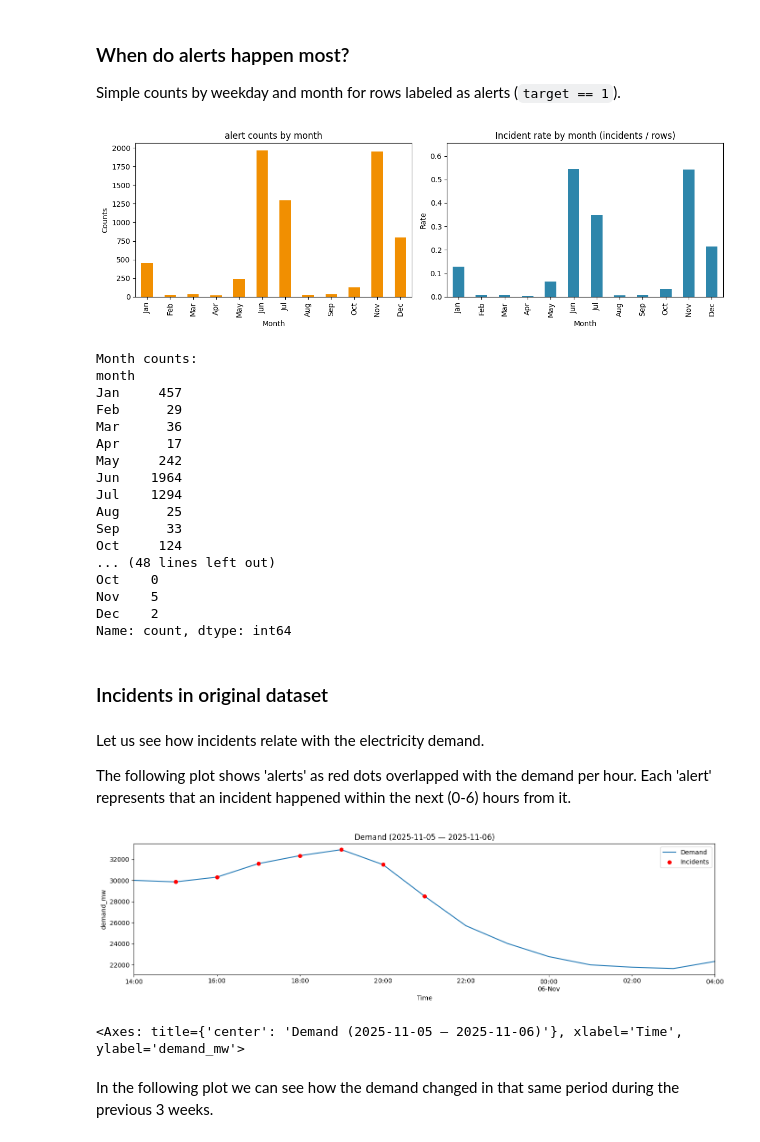
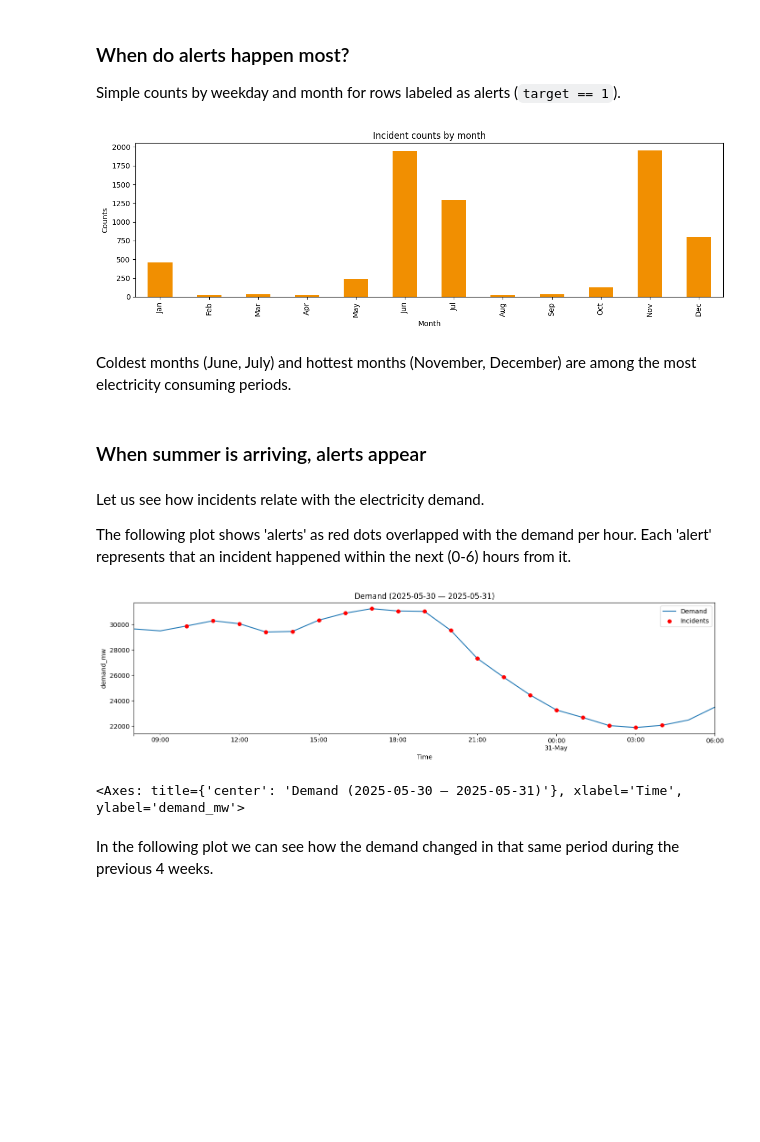
Before and after one commit to feelilopez/electricity-incident-prediction, a Jupyter notebook: notebooks/01_quick_eda_and_results.ipynb, the cells around one changed output. Saved outputs shown, nothing was run; the diff lists cells and outputs as text; code cells hidden in the pictures; blank space fills up the shorter version.

Commit message:
fixed outage period

```diff
--- a/notebooks/01_quick_eda_and_results.ipynb
+++ b/notebooks/01_quick_eda_and_results.ipynb
@@ -272,92 +231,48 @@ if not np.issubdtype(df.timestamp_target_start.dtype, np.datetime64):
 df["month"] = df.timestamp_target_start.dt.month_name().str[:3]
 df["year"] = df.timestamp_target_start.dt.year
 
 inc = df[df.target == 1]
 month_order = [
     "Jan",
     "Feb",
     "Mar",
     "Apr",
     "May",
     "Jun",
     "Jul",
     "Aug",
     "Sep",
     "Oct",
     "Nov",
     "Dec",
 ]
 
 # counts and normalized rates
 month_counts = inc.month.value_counts().reindex(month_order, fill_value=0)
 month_totals = df.month.value_counts().reindex(month_order, fill_value=0)
 month_rate = month_counts / month_totals.replace(0, np.nan)
 
 # plots
-fig, axes = plt.subplots(1, 2, figsize=(12, 4))
-month_counts.plot(kind="bar", ax=axes[0], color="#F18F01")
-axes[0].set_title("alert counts by month")
-axes[0].set_xlabel("Month")
-axes[0].set_ylabel("Counts")
+fig, ax = plt.subplots(figsize=(12, 4))
+month_counts.plot(kind="bar", color="#F18F01", ax=ax)
+ax.set_title("Incident counts by month")
+ax.set_xlabel("Month")
+ax.set_ylabel("Counts")
 
-month_rate.plot(kind="bar", ax=axes[1], color="#2E86AB")
-axes[1].set_title("Incident rate by month (incidents / rows)")
-axes[1].set_xlabel("Month")
-axes[1].set_ylabel("Rate")
-axes[1].set_ylim(
-    0, (month_rate.dropna().max() * 1.2) if month_rate.dropna().size else 1
-)
 
 plt.tight_layout()
 plt.show()
-
-print("Month counts:")
-print(month_counts)
-print("\nMonth rates:")
-print(month_rate)
-
-# per-year consistency table
-per_year = inc.groupby(["year", "month"]).size().unstack(fill_value=0)[month_order]
-print("\nIncidents per year x month:")
-print(per_year)
-
-# top-3 months per year and frequency
-top3_per_year = per_year.apply(
-    lambda r: r.sort_values(ascending=False).head(3).index.tolist(), axis=1
-)
-print("\nTop-3 months per year:")
-print(top3_per_year)
-top3_flat = [m for lst in top3_per_year for m in lst]
-top3_counts = pd.Series(top3_flat).value_counts().reindex(month_order, fill_value=0)
-print("\nHow often each month appears in yearly top-3:")
-print(top3_counts)
 # %% [output]
-[figure, old version]
+[figure, new version]
-Month counts:
-month
-Jan     457
-Feb      29
-Mar      36
-Apr      17
-May     242
-Jun    1964
-Jul    1294
-Aug      25
-Sep      33
-Oct     124
-... (48 lines left out)
-Oct    0
-Nov    5
-Dec    2
-Name: count, dtype: int64
-# %% [markdown]
-### Incidents in original dataset
+# %% [markdown]
+Coldest months (June, July) and hottest months (November, December) are among the most electricity consuming periods.
+# %% [markdown]
+### When summer is arriving, alerts appear
 # %% [markdown]
 Let us see how incidents relate with the electricity demand.
 
 The following plot shows 'alerts' as red dots overlapped with the demand per hour. Each 'alert' represents that an incident happened within the next (0-6) hours from it.
 # %%
-# --- Usage ---
 df_demand, demand_col = load_demand()
 incidents = load_incidents()
 
@@ -366,11 +281,10 @@ plot_demand(
     df_demand,
     demand_col,
     incidents=incidents,
-    start_date="2025-11-05 15:00:00+01:00",
-    end_date="2025-11-06 05:00:00+01:00",
+    start_date="2025-05-30 10:00:00+02:00", end_date="2025-05-31 08:00:00+02:00",
 )
 # %% [output]
-[figure, old version]
+[figure, new version]
-<Axes: title={'center': 'Demand (2025-11-05 — 2025-11-06)'}, xlabel='Time', ylabel='demand_mw'>
+<Axes: title={'center': 'Demand (2025-05-30 — 2025-05-31)'}, xlabel='Time', ylabel='demand_mw'>
 # %% [markdown]
-In the following plot we can see how the demand changed in that same period during the previous 3 weeks.
+In the following plot we can see how the demand changed in that same period during the previous 4 weeks.
```
Also changed, not shown: parts of 18 cells of this notebook, 3 other files.
